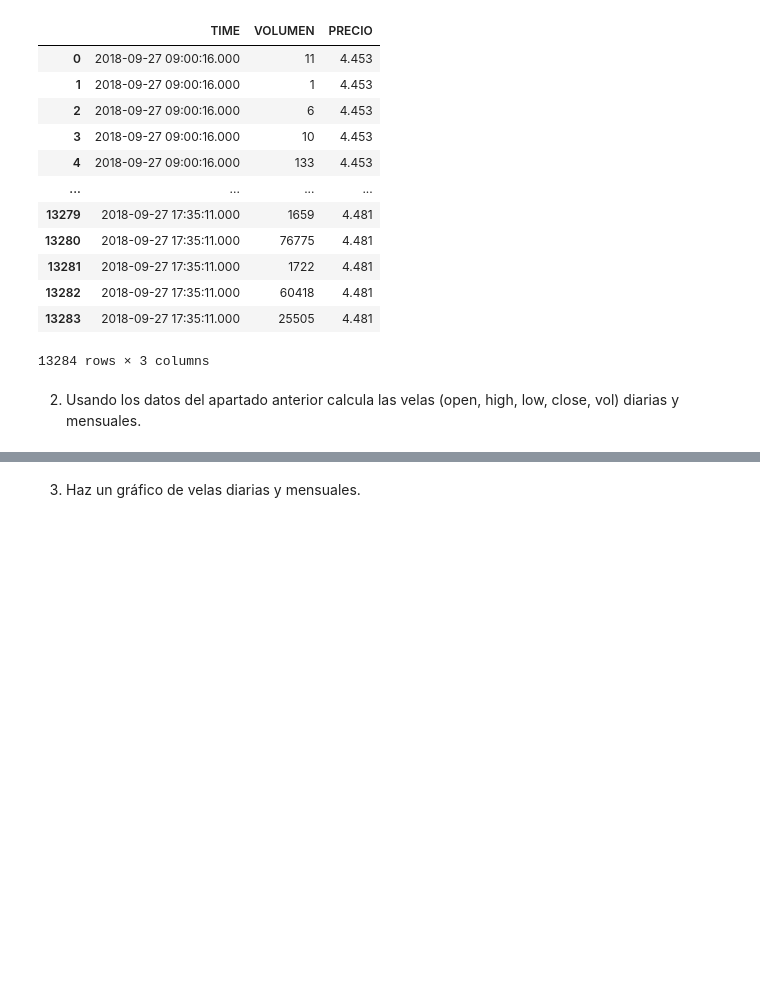
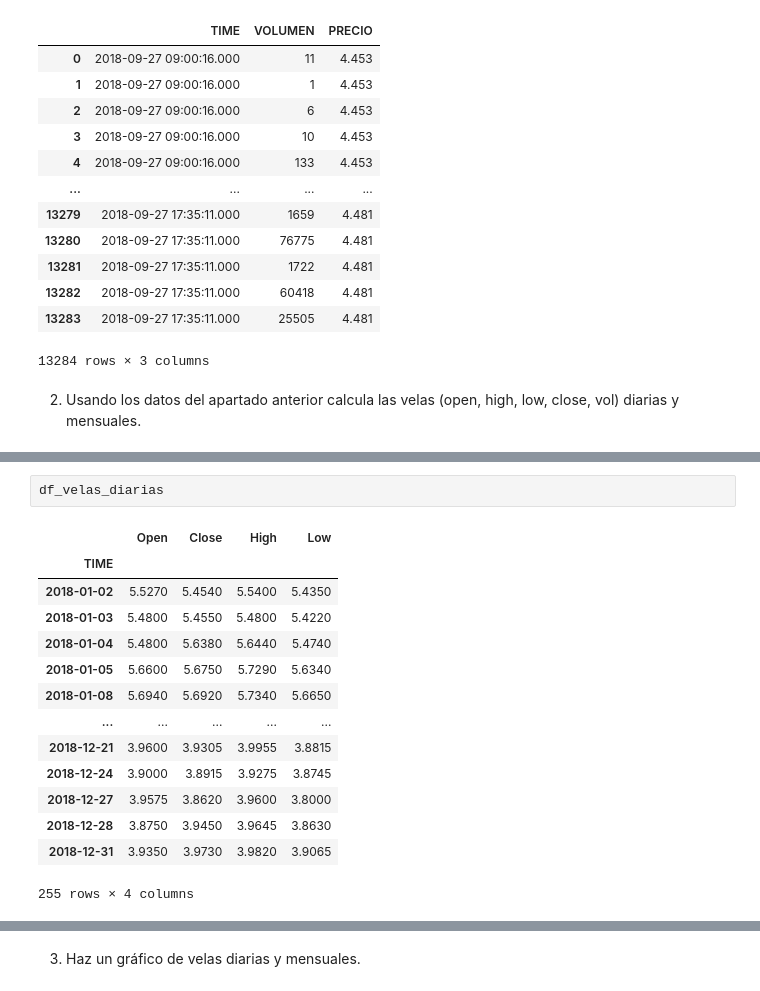
Before and after one commit to lucia-corsan/IAA-Finance, a Jupyter notebook: Labs/Lab 2/Lab2.ipynb, the cells around one changed output, grey strips where cells are left out. Drawn from its saved outputs; the diff is of its cells as text; blank space fills up the shorter version.

```diff
--- a/Labs/Lab 2/Lab2.ipynb
+++ b/Labs/Lab 2/Lab2.ipynb
@@ -61,0 +78,17 @@ diarias y mensuales.
+# %%
+df_velas_diarias
+# %% [output]
+|  | Open | Close | High | Low |
+| TIME |  |  |  |  |
+| 2018-01-02 | 5.5270 | 5.4540 | 5.5400 | 5.4350 |
+| 2018-01-03 | 5.4800 | 5.4550 | 5.4800 | 5.4220 |
+| 2018-01-04 | 5.4800 | 5.6380 | 5.6440 | 5.4740 |
+| 2018-01-05 | 5.6600 | 5.6750 | 5.7290 | 5.6340 |
+| 2018-01-08 | 5.6940 | 5.6920 | 5.7340 | 5.6650 |
+| ... | ... | ... | ... | ... |
+| 2018-12-21 | 3.9600 | 3.9305 | 3.9955 | 3.8815 |
+| 2018-12-24 | 3.9000 | 3.8915 | 3.9275 | 3.8745 |
+| 2018-12-27 | 3.9575 | 3.8620 | 3.9600 | 3.8000 |
+| 2018-12-28 | 3.8750 | 3.9450 | 3.9645 | 3.8630 |
+| 2018-12-31 | 3.9350 | 3.9730 | 3.9820 | 3.9065 |
+255 rows × 4 columns
```
Also changed, not shown: parts of 10 cells of this notebook.
